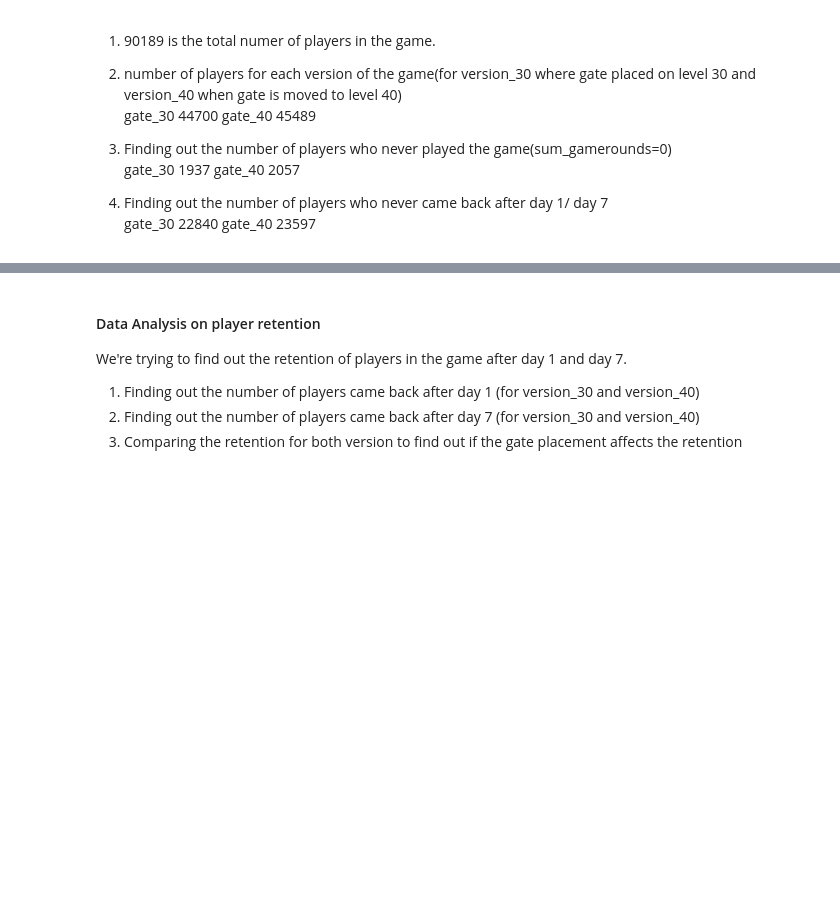
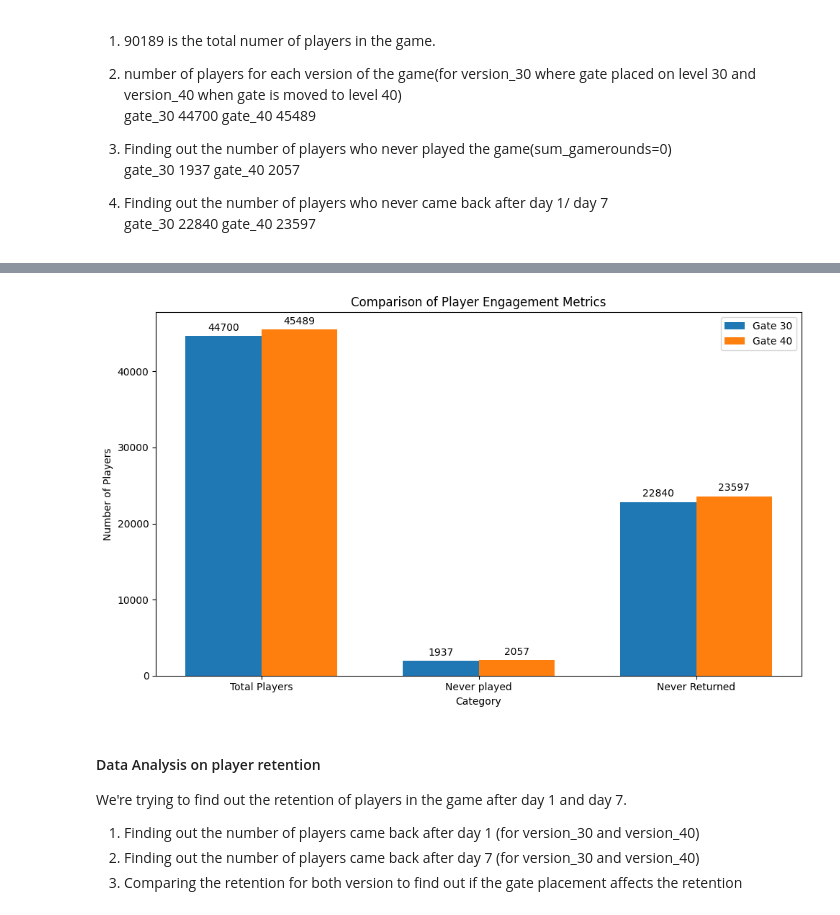
Before and after one commit to Skrishnaanjali/Cookie_cats_dataanalysis, a Jupyter notebook: Data_Analysis_cookiecats_final_draft.ipynb, the cells around one changed output, grey strips where cells are left out. Saved outputs shown, nothing was run; the diff lists cells and outputs as text; code cells hidden in the pictures; blank space fills up the shorter version.

```diff
--- a/Data_Analysis_cookiecats_final_draft.ipynb
+++ b/Data_Analysis_cookiecats_final_draft.ipynb
@@ -188,3 +144,42 @@ plt.show()
+# %%
+import matplotlib.pyplot as plt
+import numpy as np
+
+# Data
+categories = ['Total Players', 'Never played', 'Never Returned']
+gate_30 = [44700, 1937, 22840]
+gate_40 = [45489, 2057, 23597]
+bar_width = 0.35
+x = np.arange(len(categories))
+
+# Plot setup
+fig, ax = plt.subplots(figsize=(10, 6))
+bars1 = ax.bar(x - bar_width/2, gate_30, bar_width, label='Gate 30', color='#1f77b4')
+bars2 = ax.bar(x + bar_width/2, gate_40, bar_width, label='Gate 40', color='#ff7f0e')
+
+# Labels and Titles
+ax.set_xlabel('Category')
+ax.set_ylabel('Number of Players')
+ax.set_title('Comparison of Player Engagement Metrics')
+ax.set_xticks(x)
+ax.set_xticklabels(categories)
+ax.legend()
+
+# Function to add labels on bars
+def add_labels(bars):
+    for bar in bars:
+        height = bar.get_height()
+        ax.annotate(f'{height}', xy=(bar.get_x() + bar.get_width() / 2, height),
+                    xytext=(0, 3), textcoords="offset points", ha='center', va='bottom', fontsize=10)
+
+# Add numbers to each bar
+add_labels(bars1)
+add_labels(bars2)
+
+plt.tight_layout()
+plt.show()
+# %% [output]
+[figure, added]
 # %% [markdown]
 #### Data Analysis on player retention
 We're trying to find out the retention of players in the game after day 1 and day 7.<br>
```
Also changed, not shown: parts of 4 cells of this notebook, 1 other file.
